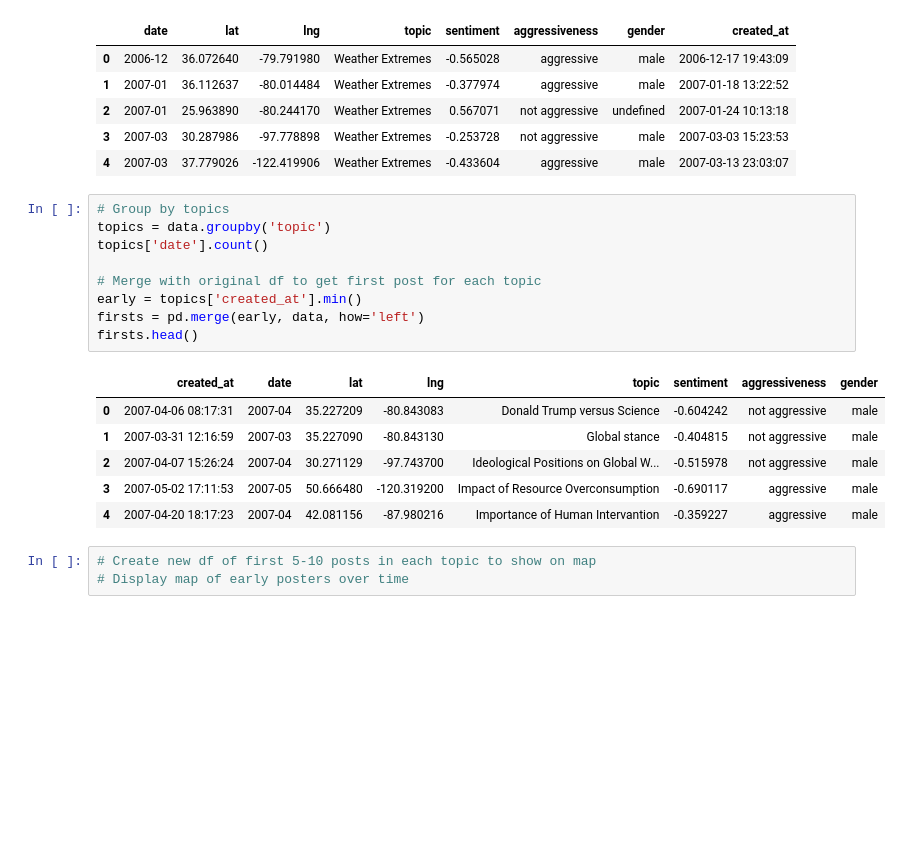
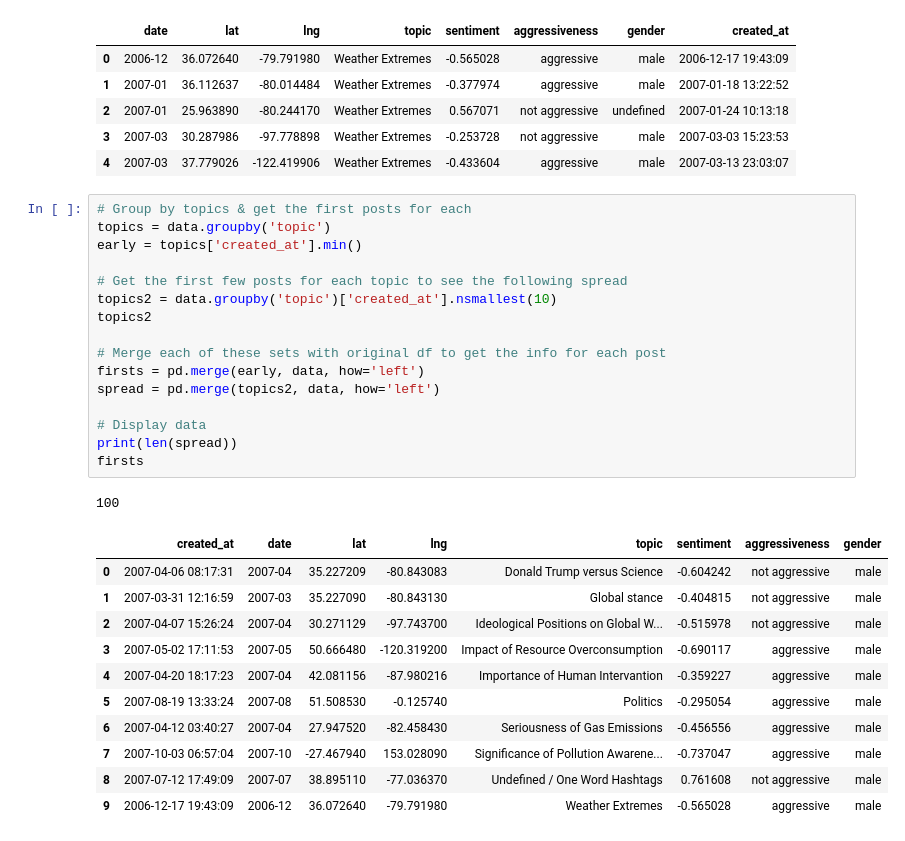
Before and after one commit to andcetera/Twitter-climate-change-sentiment, a Jupyter notebook: Tracking_Deniers_Over_Time.ipynb, the cells around one changed output. Saved outputs shown, nothing was run; the diff lists cells and outputs as text; blank space fills up the shorter version.

```diff
--- a/Tracking_Deniers_Over_Time.ipynb
+++ b/Tracking_Deniers_Over_Time.ipynb
@@ -37,21 +34,31 @@ dtype: object
 | 3 | 2007-03 | 30.287986 | -97.778898 | Weather Extremes | -0.253728 | not aggressive | male | 2007-03-03 15:23:53 |
 | 4 | 2007-03 | 37.779026 | -122.419906 | Weather Extremes | -0.433604 | aggressive | male | 2007-03-13 23:03:07 |
 # %%
-# Group by topics
+# Group by topics & get the first posts for each
 topics = data.groupby('topic')
-topics['date'].count()
+early = topics['created_at'].min()
 
-# Merge with original df to get first post for each topic
-early = topics['created_at'].min()
+# Get the first few posts for each topic to see the following spread
+topics2 = data.groupby('topic')['created_at'].nsmallest(10)
+topics2
+
+# Merge each of these sets with original df to get the info for each post
 firsts = pd.merge(early, data, how='left')
-firsts.head()
+spread = pd.merge(topics2, data, how='left')
+
+# Display data
+print(len(spread))
+firsts
 # %% [output]
+100
 |  | created_at | date | lat | lng | topic | sentiment | aggressiveness | gender |
 | 0 | 2007-04-06 08:17:31 | 2007-04 | 35.227209 | -80.843083 | Donald Trump versus Science | -0.604242 | not aggressive | male |
 | 1 | 2007-03-31 12:16:59 | 2007-03 | 35.227090 | -80.843130 | Global stance | -0.404815 | not aggressive | male |
 | 2 | 2007-04-07 15:26:24 | 2007-04 | 30.271129 | -97.743700 | Ideological Positions on Global W... | -0.515978 | not aggressive | male |
 | 3 | 2007-05-02 17:11:53 | 2007-05 | 50.666480 | -120.319200 | Impact of Resource Overconsumption | -0.690117 | aggressive | male |
 | 4 | 2007-04-20 18:17:23 | 2007-04 | 42.081156 | -87.980216 | Importance of Human Intervantion | -0.359227 | aggressive | male |
+| 5 | 2007-08-19 13:33:24 | 2007-08 | 51.508530 | -0.125740 | Politics | -0.295054 | aggressive | male |
+| 6 | 2007-04-12 03:40:27 | 2007-04 | 27.947520 | -82.458430 | Seriousness of Gas Emissions | -0.456556 | aggressive | male |
+| 7 | 2007-10-03 06:57:04 | 2007-10 | -27.467940 | 153.028090 | Significance of Pollution Awarene... | -0.737047 | aggressive | male |
+| 8 | 2007-07-12 17:49:09 | 2007-07 | 38.895110 | -77.036370 | Undefined / One Word Hashtags | 0.761608 | not aggressive | male |
+| 9 | 2006-12-17 19:43:09 | 2006-12 | 36.072640 | -79.791980 | Weather Extremes | -0.565028 | aggressive | male |
-# %%
-# Create new df of first 5-10 posts in each topic to show on map
-# Display map of early posters over time
```
Also changed, not shown: parts of 5 cells of this notebook.
